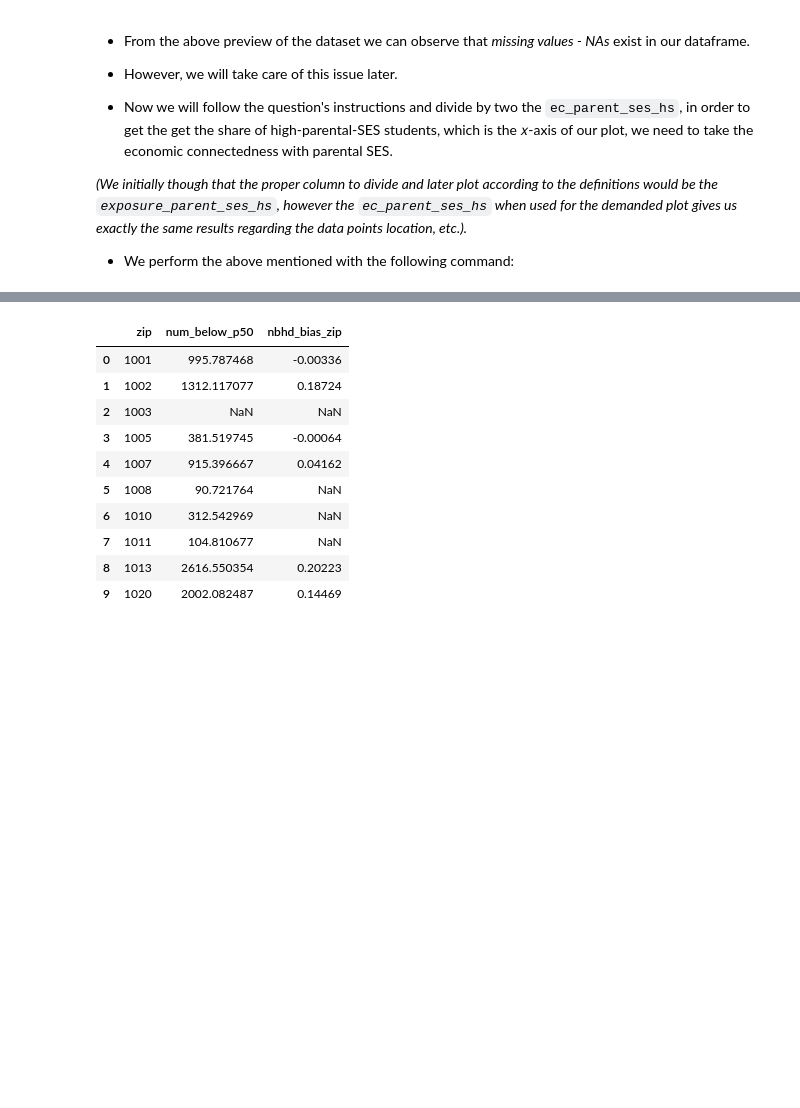
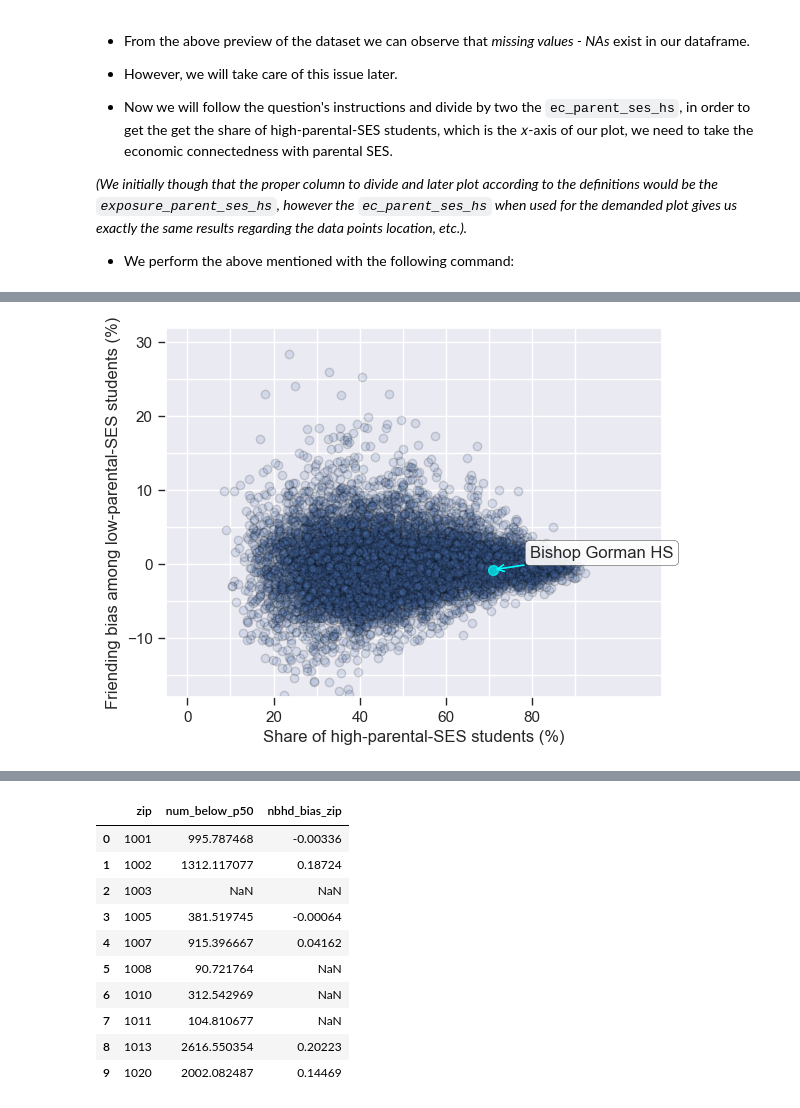
Before and after one commit to dmatsanganis/Economic_Connectedness_Analysis_and_Visualization, a Jupyter notebook: DM.ipynb, the cells around one changed output, grey strips where cells are left out. Saved outputs shown, nothing was run; the diff lists cells and outputs as text; code cells hidden in the pictures; blank space fills up the shorter version.

```diff
--- a/DM.ipynb
+++ b/DM.ipynb
@@ -1613,0 +1489,84 @@ In the final question of this assignment we will replicate the [Extended Data Fi
+# %%
+from matplotlib.ticker import (MultipleLocator, AutoMinorLocator)
+import matplotlib.ticker as ticker
+
+# Set the theme with the dark grid background.
+sns.set_theme(style='darkgrid')
+
+ax = sns.scatterplot(data=question4_df, x="ec_parent_ses_hs", y="bias_parent_ses_hs",
+                 alpha = .15, edgecolor = 'black', linewidth=1 , legend= False )
+
+ax.yaxis.set_major_locator(ticker.FixedLocator([-10, 0, 10, 20, 30]))
+ax.yaxis.set_minor_locator(ticker.FixedLocator([-15, -5, 5, 15, 25]))
+ax.xaxis.set_major_locator(ticker.FixedLocator([0, 20, 40,  60,  80]))
+ax.xaxis.set_minor_locator(ticker.FixedLocator([10, 30, 50, 70, 90]))
+
+ax.grid(which='minor', color='white')
+
+ax.tick_params(which= 'major', direction='out',axis='both', width=1, zorder= 3, bottom=True, left=True)
+
+ax.set(ylim=(32, -18))
+ax.set(xlim=(-5, 110))
+
+plt.gca().invert_yaxis()
+
+# Create the scatter plot with the distinguish highschools that have different color.
+
+# ax.grid(visible=True, which='major', axis='both',color='white')
+# ax.grid(visible=True, which='minor', axis='both',color='white')
+
+# ax.grid(which='major', axis='both',color='white')
+# ax.grid(which='minor', axis='both',color='white',linewidth=0.9)
+
+
+# Insert the arrows and the text boxes for the schools to highlighted for the plot for the clarification purposes.
+# Setting arrow and bbox properties
+arrow_dict = dict(arrowstyle='->', connectionstyle='arc3,rad=0', color = 'aqua', linewidth=1.2)
+bbox_dict = dict(boxstyle="round,pad=0.3", fc="w", alpha = 0.9, ec="black", lw=0.3)
+
+# Bishop Gorman HS
+plt.scatter(x = 70.8165, y= -0.77, color='aqua', alpha=0.7, s=50)
+plt.annotate('Bishop Gorman HS', xy = (70.8165, -0.778),
+              xytext = (79.5, 1.5), bbox = bbox_dict,
+              arrowprops = arrow_dict, ha='left', fontsize = 12, va = 'center')
+
+
+# # Phillips Exeter Academy
+# plt.scatter(x=hs_df.iat[1,3], y=hs_df.iat[1,4], color='aqua', alpha=0.7, s=50)
+# plt.annotate('Phillips Exeter Academy',bbox=bbox_dict,             xy = (hs_df.iat[1,3],hs_df.iat[1,4]),  xytext = (74, -3), textcoords = 'data',              arrowprops = arrow_dict, ha='left', fontsize = 12, va = 'center')# Dalton School
+# plt.scatter(x=hs_df.iat[2,3], y=hs_df.iat[2,4], color='aqua', alpha=0.7, s=50)
+# plt.annotate('Dalton School',bbox=bbox_dict,             xy = (hs_df.iat[2,3], hs_df.iat[2,4]),  xytext = (68, -0.5), textcoords = 'data',              arrowprops = arrow_dict, ha='right', fontsize = 12, va = 'center')# Leflore Magnet HS
+# plt.scatter(x=hs_df.iat[3,3], y=hs_df.iat[3,4], color='aqua', alpha=0.7, s=50)
+# plt.annotate('Leflore Magnet HS',bbox=bbox_dict,             xy = (hs_df.iat[3,3],hs_df.iat[3,4]), xytext = (14.5, -5.7), textcoords = 'data',              arrowprops = arrow_dict, ha='left', fontsize = 12, va = 'center')# Berkeley HS
+# plt.scatter(x=hs_df.iat[4,3], y=hs_df.iat[4,4], color='aqua', alpha=0.7, s=50)
+# plt.annotate('Berkeley HS',bbox=bbox_dict,             xy = (hs_df.iat[4,3], hs_df.iat[4,4]),  xytext = (49, 10), textcoords = 'data',              arrowprops = arrow_dict, ha='right', fontsize = 12, va = 'center')# North Hollywood HS
+# plt.scatter(x=hs_df.iat[5,3], y=hs_df.iat[5,4], color='aqua', alpha=0.7, s=50)
+# plt.annotate('North Hollywood HS',bbox=bbox_dict,             xy = (hs_df.iat[5,3], hs_df.iat[5,4]), xytext = (30, 15.5), textcoords = 'data',              arrowprops = arrow_dict, ha='left', fontsize = 12, va = 'center')# Lane Technical HS
+# plt.scatter(x=hs_df.iat[6,3], y=hs_df.iat[6,4], color='aqua', alpha=0.7, s=50)
+# plt.annotate('Lane Technical HS',bbox=bbox_dict,             xy = (hs_df.iat[6,3], hs_df.iat[6,4]),  xytext = (48, -5), textcoords = 'data',              arrowprops = arrow_dict, ha='left', fontsize = 12, va = 'center')# Lincoln Park HS
+# plt.scatter(x=hs_df.iat[7,3], y=hs_df.iat[7,4], color='aqua', alpha=0.7, s=50)
+# plt.annotate('Lincoln Park HS',bbox=bbox_dict,             xy = (45.4525, 3.471),  xytext = (54, 3.5), textcoords = 'data',              arrowprops = arrow_dict, ha='left', fontsize = 12, va = 'center')# Walter Payton College Prep
+# plt.scatter(x=hs_df.iat[8,3], y=hs_df.iat[8,4], color='aqua', alpha=0.7, s=50)
+# plt.annotate('Walter Payton College Prep',bbox=bbox_dict,             xy = (hs_df.iat[8,3], hs_df.iat[8,4]),  xytext = (15, 1.5), textcoords = 'data',              arrowprops = arrow_dict, ha='left', fontsize = 12, va = 'center')# Evanston Township HS
+# plt.scatter(x=hs_df.iat[9,3], y=hs_df.iat[9,4], color='aqua', alpha=0.7, s=50)
+# plt.annotate('Evanston Township HS',bbox=bbox_dict,             xy = (hs_df.iat[9,3], hs_df.iat[9,4]),  xytext = (60.5, 10.1), textcoords = 'data',              arrowprops = arrow_dict, ha='left', fontsize = 12, va = 'center')# Cambridge Rindge & Latin School
+# plt.scatter(x=hs_df.iat[10,3], y=hs_df.iat[10,4], color='aqua', alpha=0.7, s=50)
+# plt.annotate('Cambridge Rindge & Latin School', bbox=bbox_dict,             xy = (hs_df.iat[10,3], hs_df.iat[10,4]),  xytext = (66, 5.6), textcoords = 'data',              arrowprops = arrow_dict, ha='left', fontsize = 12, va = 'center')# New Bedford HS
+# plt.scatter(x=hs_df.iat[11,3], y=hs_df.iat[11,4], color='aqua', alpha=0.7, s=50)
+# plt.annotate('New Bedford HS',bbox=bbox_dict,             xy = (hs_df.iat[11,3], hs_df.iat[11,4]),  xytext = (21.5, -1.5), textcoords = 'data',              arrowprops = arrow_dict, ha='right', fontsize = 12, va = 'center')# Brooklyn Technical HS
+# plt.scatter(x=hs_df.iat[12,3], y=hs_df.iat[12,4], color='aqua', alpha=0.7, s=50)
+# plt.annotate('Brooklyn Technical HS',bbox=bbox_dict,             xy = (hs_df.iat[12,3], hs_df.iat[12,4]),  xytext = (45, -3.5), textcoords = 'data',              arrowprops = arrow_dict, ha='right', fontsize = 12, va = 'center')# West Charlotte HS
+# plt.scatter(x=hs_df.iat[13,3], y=hs_df.iat[13,4], color='aqua', alpha=0.7, s=50)
+# plt.annotate('West Charlotte HS',bbox=bbox_dict,             xy = (hs_df.iat[13,3], hs_df.iat[13,4]),  xytext = (2, -8), textcoords = 'data',              arrowprops = arrow_dict, ha='left', fontsize = 12, va = 'center')# Lake Highlands HS
+# plt.scatter(x=hs_df.iat[14,3], y=hs_df.iat[14,4], color='aqua', alpha=0.7, s=50)
+# plt.annotate('Lake Highlands HS',bbox=bbox_dict,             xy = (hs_df.iat[14,3], hs_df.iat[14,4]),  xytext = (44, 18.5), textcoords = 'data',              arrowprops = arrow_dict, ha='left', fontsize = 12, va = 'center')
+
+# Set the axis labels.
+plt.xlabel("Share of high-parental-SES students (%)")
+plt.ylabel("Friending bias among low-parental-SES students (%)")
+
+
+# Output the plot.
+plt.show()
+# %% [output]
+[figure, added]
```
Also changed, not shown: parts of 35 cells of this notebook.
